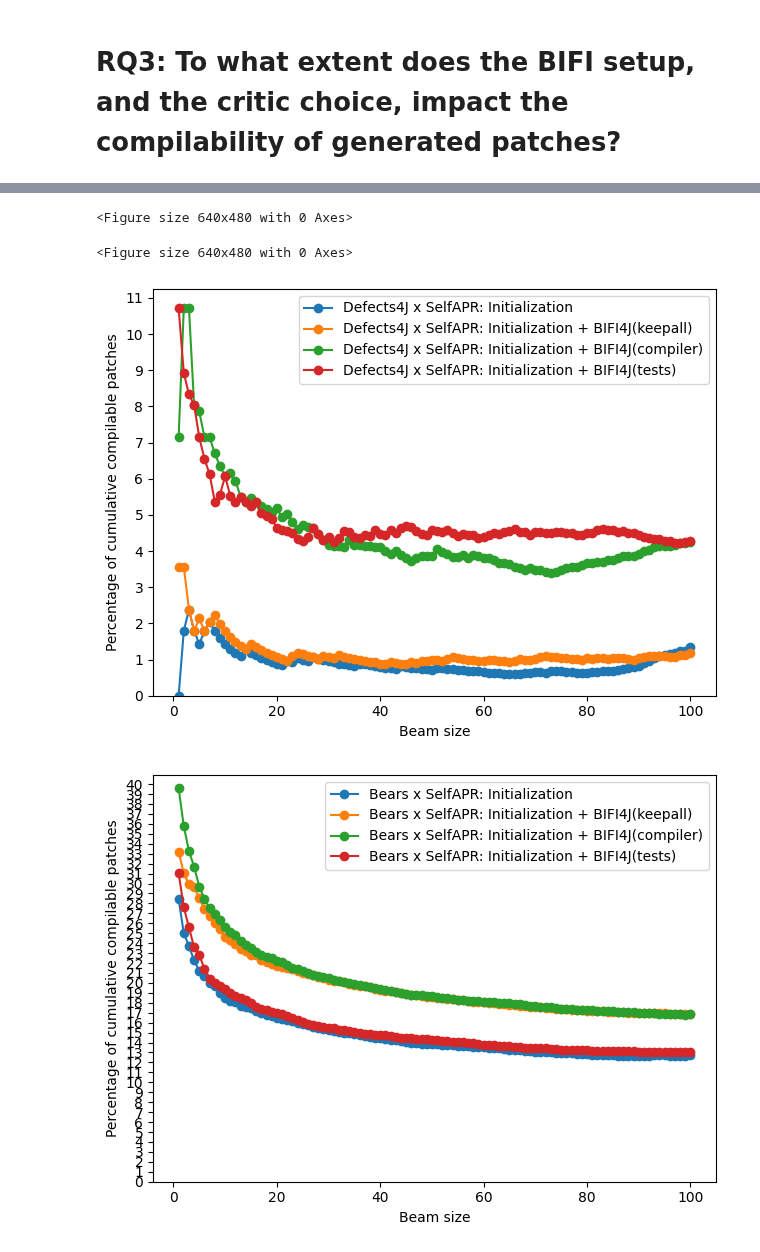
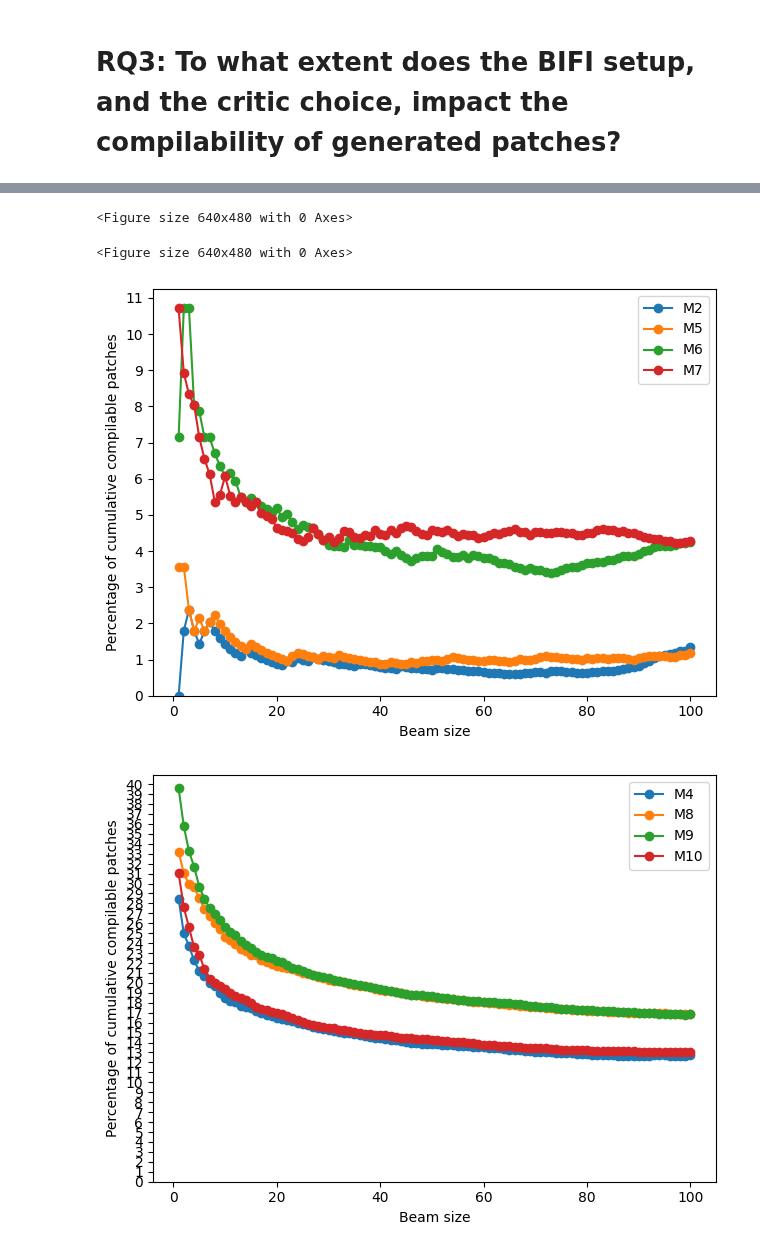
Before and after one commit to andre15silva/mufin, a Jupyter notebook: models_analysis.ipynb, the cells around one changed output, grey strips where cells are left out. Saved outputs shown, nothing was run; the diff lists cells and outputs as text; code cells hidden in the pictures.

```diff
--- a/models_analysis.ipynb
+++ b/models_analysis.ipynb
@@ -241,13 +267,13 @@ for ex in experiments:
     if exists(bears_path):
         tb = [int(get_number_test(read_eval_bears(bears_path), k).split("/")[0]) for k in top_k]
         plt.figure("bears")
-        plt.plot(top_k, tb, "-o", label=get_model_label(ex, "round0"))
+        plt.plot(top_k, tb, "-o", label=get_model_label(ex, "round0")[0])
         max_bears = max(max_bears, tb[-1])
 
     if exists(d4j_path):
         td = [int(get_number_test(read_eval_d4j(d4j_path), k).split("/")[0]) for k in top_k]
         plt.figure("defects4j")
-        plt.plot(top_k, td, "-o", label=get_model_label(ex, "round0"))
+        plt.plot(top_k, td, "-o", label=get_model_label(ex, "round0")[0])
         max_d4j = max(max_d4j, td[-1])
 
 plt.figure("bears")
@@ -509,14 +547,14 @@ for ex in experiments:
             if exists(bears_path):
                 tb = [int(get_number_test(read_eval_bears(bears_path), k).split("/")[0]) for k in top_k]
                 plt.figure(ex)
-                plt.plot(top_k, tb, "-o", label=get_model_label(ex, ro))
+                plt.plot(top_k, tb, "-o", label=get_model_label(ex, ro)[0])
                 max_ex[ex] = max(max_ex[ex], tb[-1])
 
         if "bears" in ex:
             if exists(d4j_path):
                 td = [int(get_number_test(read_eval_d4j(d4j_path), k).split("/")[0]) for k in top_k]
                 plt.figure(ex)
-                plt.plot(top_k, td, "-o", label=get_model_label(ex, ro))
+                plt.plot(top_k, td, "-o", label=get_model_label(ex, ro)[0])
                 max_ex[ex] = max(max_ex[ex], td[-1])
 
 for ex in experiments:
@@ -554,19 +592,19 @@ for ex in experiments:
 
     path = "/mnt/data/andre/mscthesis/experiments/%s/round0/fixer/eval_single_hunk_%s_bw_100_analyzed.json" % (ex, eval_dataset)
     if not exists(path): continue
-    patches = {get_model_label(ex, "round0") : get_bugs_test(read_eval(path))}
+    patches = {get_model_label(ex, "round0")[0] : get_bugs_test(read_eval(path))}
 
     for ro in bifi_rounds:
         print(ro)
         path = "/mnt/data/andre/mscthesis/experiments/%s/%s/part2/fixer/eval_single_hunk_%s_bw_100_analyzed.json" % (ex, ro, eval_dataset)
         if not exists(path): continue
         if len(get_bugs_test(read_eval(path))) > 0:
-            patches[get_model_label(ex, ro)] = get_bugs_test(read_eval(path))
+            patches[get_model_label(ex, ro)[0]] = get_bugs_test(read_eval(path))
 
-            new_fixed_bugs = patches[get_model_label(ex, ro)].keys() - patches[get_model_label(ex, "round0")].keys()
+            new_fixed_bugs = patches[get_model_label(ex, ro)[0]].keys() - patches[get_model_label(ex, "round0")[0]].keys()
             rule_freq = {}
             for bug in new_fixed_bugs:
-                patch = patches[get_model_label(ex, ro)][bug]
+                patch = patches[get_model_label(ex, ro)[0]][bug]
                 if patch["rule"] in rule_freq:
                     rule_freq[patch["rule"]] += 1
                 else:
@@ -597,11 +635,20 @@ round1-tests
 # %% [markdown]
 # RQ3: To what extent does the BIFI setup, and the critic choice, impact the compilability of generated patches?
 # %%
-def get_rq3table_entry(model_label, cb, cd):
-    return { "Model": model_label,
-             "Bears" : cb,
-             "Defects4J v2.0" : cd
-           }
+def get_rq3table_entry(model_label, tb, td):
+    return {"Model": {
+            "" :   model_label[0]
+        },
+        "Training Configuration": {
+            "Dataset" : model_label[1],
+            "Perturbations" : model_label[2],
+            "Steps" : model_label[3]
+        },
+        "Testing":{
+            "Bears" : tb,
+            "Defects4J" : td
+        }
+   }
 # %%
 from os.path import exists
 
@@ -690,34 +740,34 @@ for ex in experiments:
         d4j_path = "/mnt/data/andre/mscthesis/experiments/%s/%s/fixer/eval_single_hunk_defects4j_bw_100.json" % (ex, ro_path)
 
         if "defects4j" in ex:
             if exists(bears_path):
                 cb = [float(get_number_compile(read_eval_bears(bears_path), k).split("(")[1].split("%")[0]) for k in top_k]
                 plt.figure(ex)
-                plt.plot(top_k, cb, "-o", label=get_model_label(ex, ro))
+                plt.plot(top_k, cb, "-o", label=get_model_label(ex, ro)[0])
                 max_ex[ex] = max(max_ex[ex], max(cb))
 
         if "bears" in ex:
             if exists(d4j_path):
                 cd = [float(get_number_compile(read_eval_d4j(d4j_path), k).split("(")[1].split("%")[0]) for k in top_k]
                 plt.figure(ex)
-                plt.plot(top_k, cd, "-o", label=get_model_label(ex, ro))
+                plt.plot(top_k, cd, "-o", label=get_model_label(ex, ro)[0])
                 max_ex[ex] = max(max_ex[ex], max(cd))
 
 
 for ex in experiments:
     plt.figure(ex)
     plt.legend()
     plt.xlabel("Beam size")
     plt.ylabel("Percentage of cumulative compilable patches")
     plt.legend()
     plt.ylim(bottom=0)
     plt.yticks(range(0,int(max_ex[ex])+2))
     plt.tight_layout()
     plt.savefig("results/rq3/%s_compilability_%s.svg" % (ex, "defects4j" if "bears" in ex else "bears"))
 
 plt.show()
 # %% [output]
 <Figure size 640x480 with 0 Axes>
 <Figure size 640x480 with 0 Axes>
-[figure, old version]
+[figure, new version]
-[figure, old version]
+[figure, new version]
```
Also changed, not shown: parts of 13 cells of this notebook, 16 other files.
